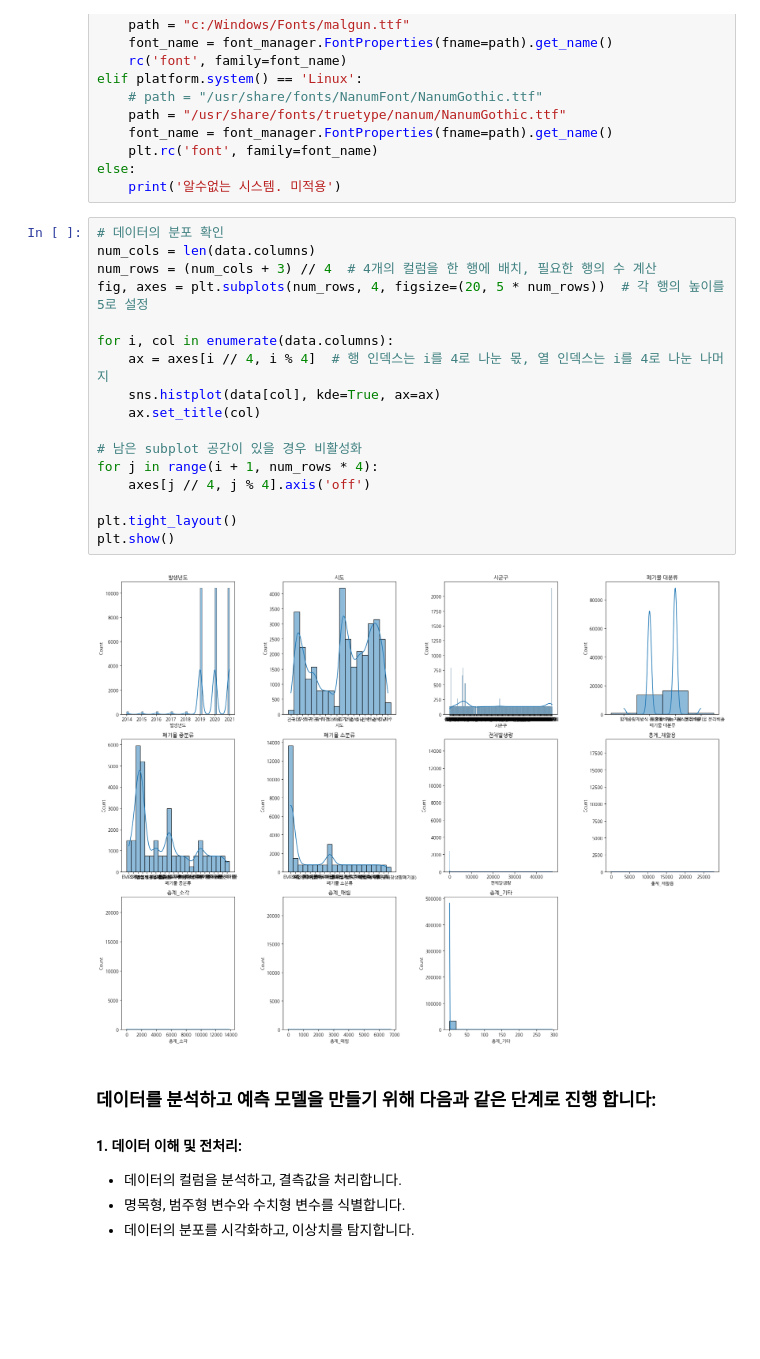
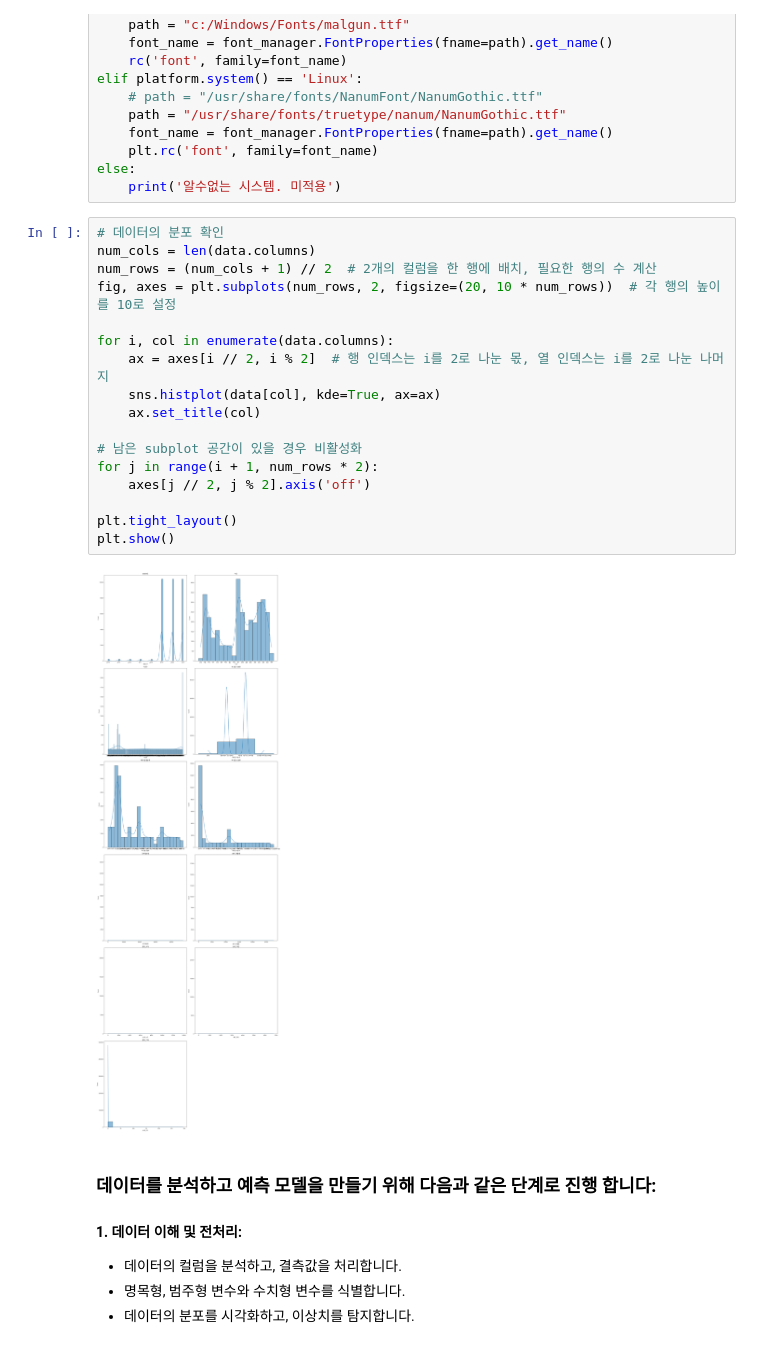
Before and after one commit to arkwith7/BDAV1, a Jupyter notebook: 02_전국폐기물발생및처리현황_data_processing.ipynb, the cells around one changed output. Cells and saved outputs as stored; diff of their text form; blank space fills up the shorter version.

```diff
--- a/02_전국폐기물발생및처리현황_data_processing.ipynb
+++ b/02_전국폐기물발생및처리현황_data_processing.ipynb
@@ -88,22 +88,22 @@ else:
 # %%
 # 데이터의 분포 확인
 num_cols = len(data.columns)
-num_rows = (num_cols + 3) // 4  # 4개의 컬럼을 한 행에 배치, 필요한 행의 수 계산
-fig, axes = plt.subplots(num_rows, 4, figsize=(20, 5 * num_rows))  # 각 행의 높이를 5로 설정
+num_rows = (num_cols + 1) // 2  # 2개의 컬럼을 한 행에 배치, 필요한 행의 수 계산
+fig, axes = plt.subplots(num_rows, 2, figsize=(20, 10 * num_rows))  # 각 행의 높이를 10로 설정
 
 for i, col in enumerate(data.columns):
-    ax = axes[i // 4, i % 4]  # 행 인덱스는 i를 4로 나눈 몫, 열 인덱스는 i를 4로 나눈 나머지
+    ax = axes[i // 2, i % 2]  # 행 인덱스는 i를 2로 나눈 몫, 열 인덱스는 i를 2로 나눈 나머지
     sns.histplot(data[col], kde=True, ax=ax)
     ax.set_title(col)
 
 # 남은 subplot 공간이 있을 경우 비활성화
-for j in range(i + 1, num_rows * 4):
-    axes[j // 4, j % 4].axis('off')
+for j in range(i + 1, num_rows * 2):
+    axes[j // 2, j % 2].axis('off')
 
 plt.tight_layout()
 plt.show()
 # %% [output]
-[figure, old version]
+[figure, new version]
 # %% [markdown]
 ### 데이터를 분석하고 예측 모델을 만들기 위해 다음과 같은 단계로 진행 합니다:
 
```
Also changed, not shown: parts of 16 cells of this notebook, 3 other files.
